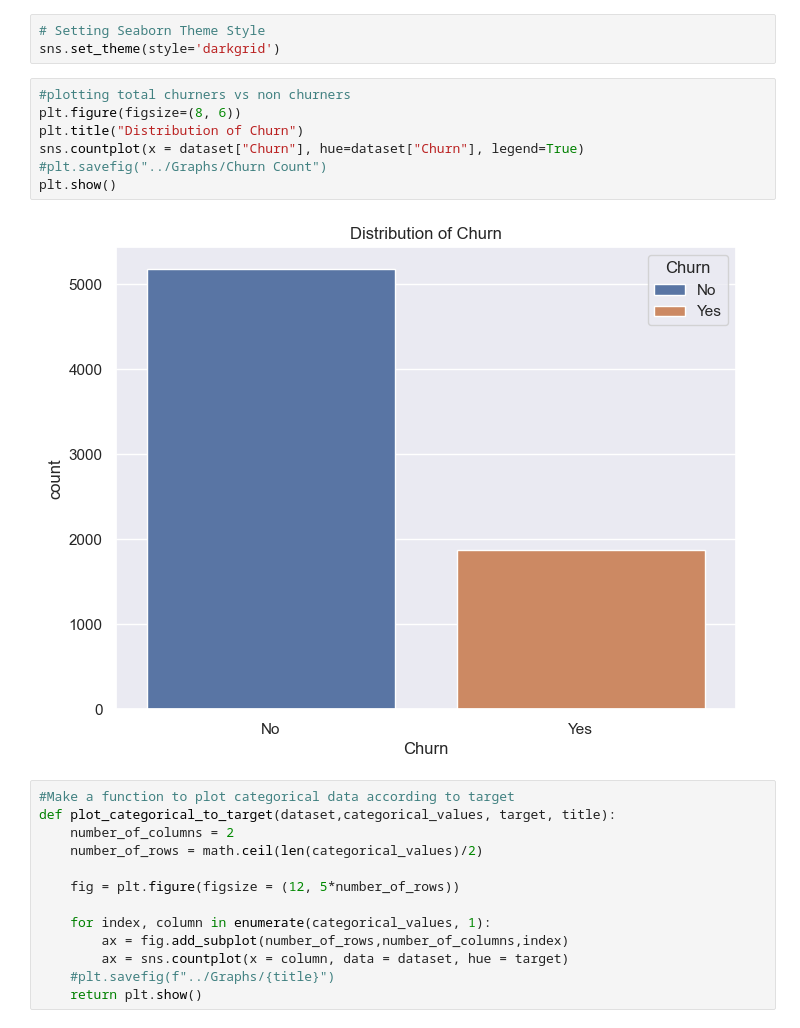
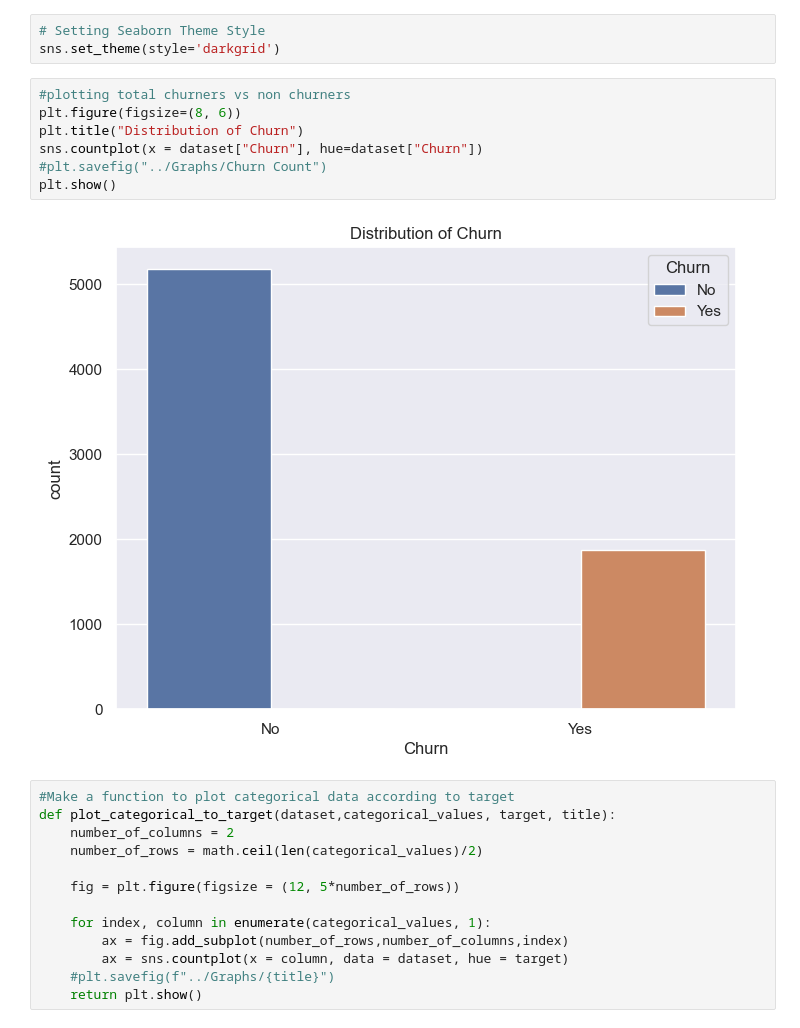
Before and after one commit to itssingh14/customer_churn_prediction, a Jupyter notebook: codes/Main.ipynb, the cells around one changed output. Drawn from its saved outputs; the diff is of its cells as text.

```diff
--- a/codes/Main.ipynb
+++ b/codes/Main.ipynb
@@ -180,12 +180,12 @@ sns.set_theme(style='darkgrid')
 # %%
 #plotting total churners vs non churners
 plt.figure(figsize=(8, 6))
 plt.title("Distribution of Churn")
-sns.countplot(x = dataset["Churn"], hue=dataset["Churn"], legend=True)
+sns.countplot(x = dataset["Churn"], hue=dataset["Churn"])
 #plt.savefig("../Graphs/Churn Count")
 plt.show()
 # %% [output]
-[figure, old version]
+[figure, new version]
 # %%
 #Make a function to plot categorical data according to target
 def plot_categorical_to_target(dataset,categorical_values, target, title):
```
Also changed, not shown: parts of 17 cells of this notebook.
